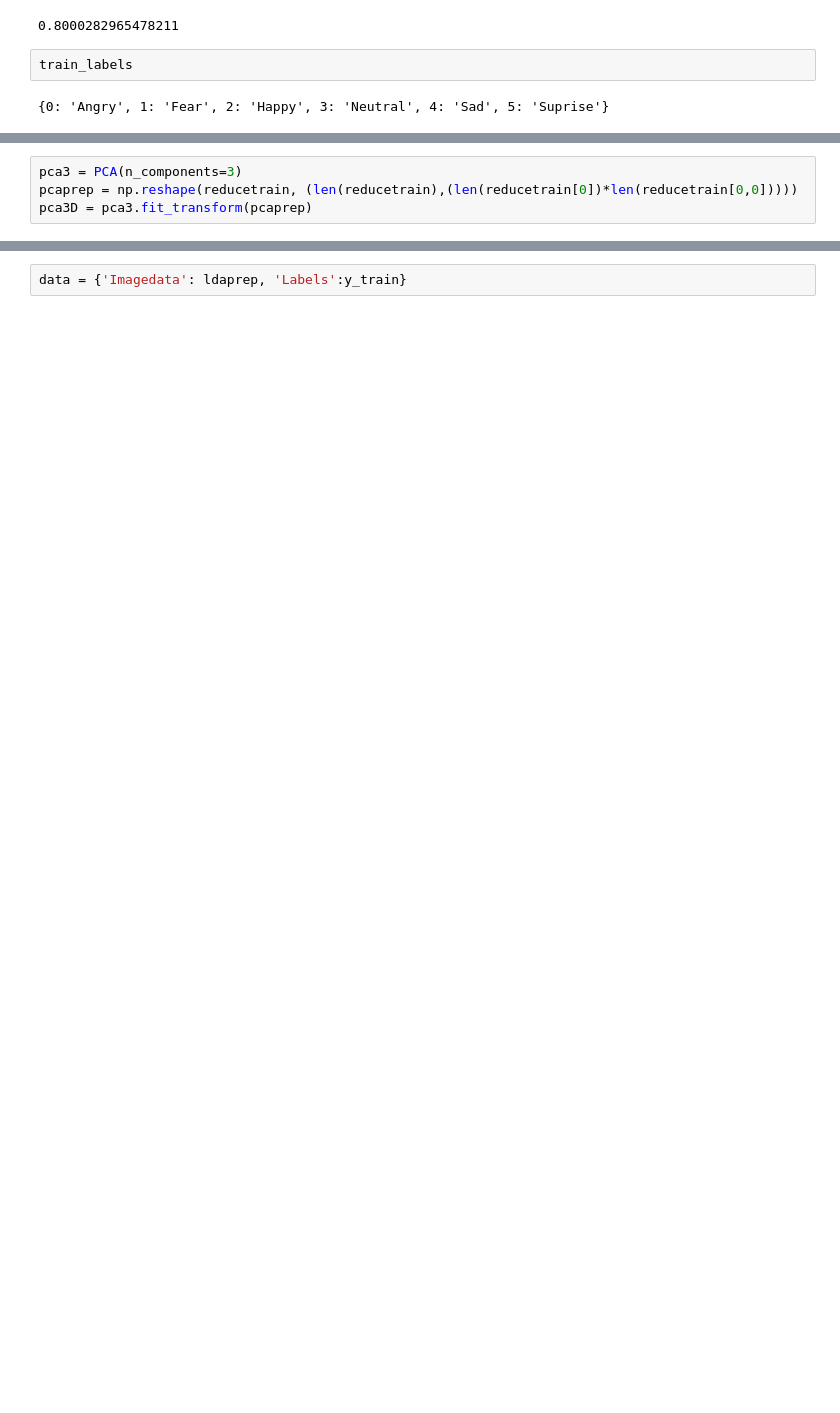
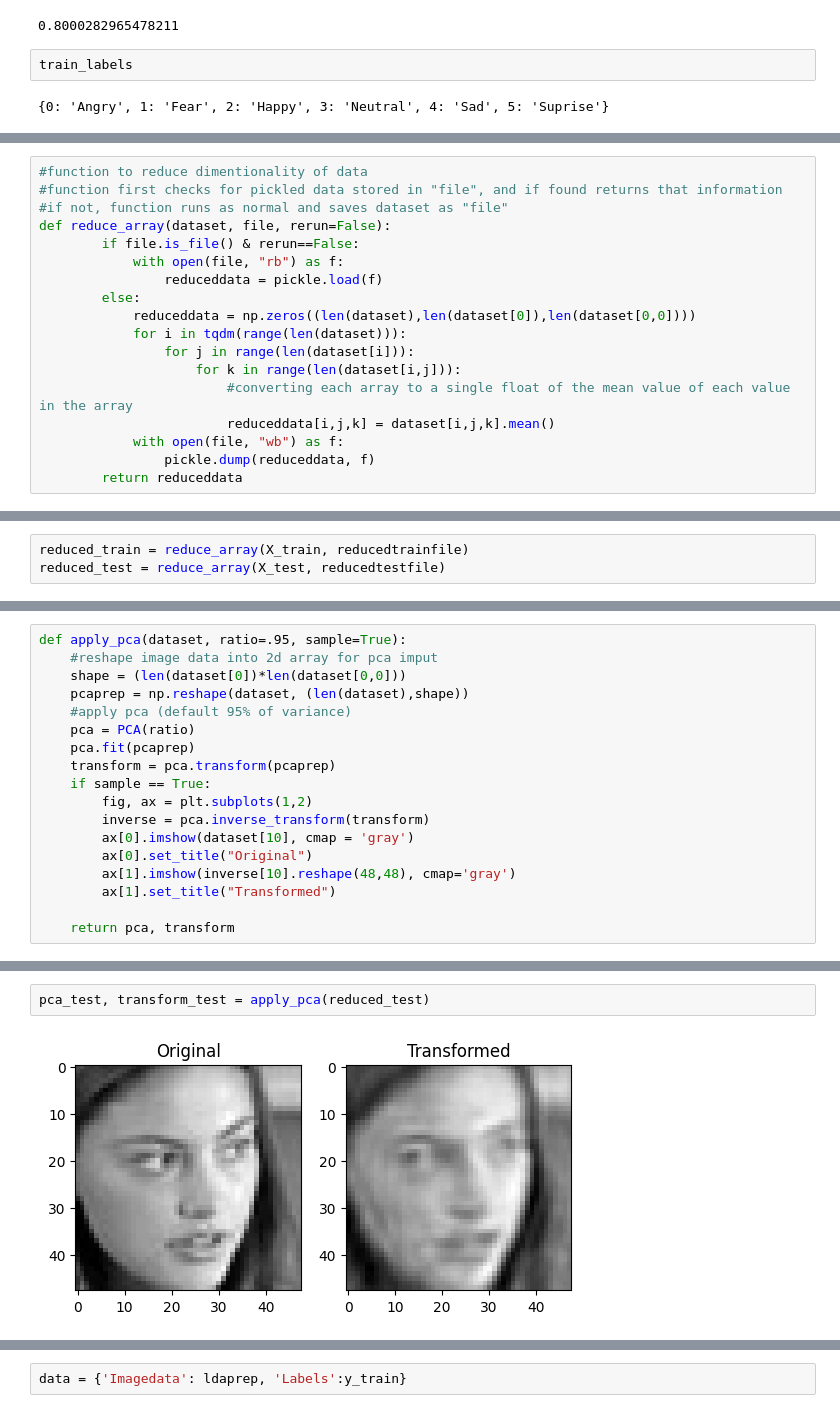
Before and after one commit to apatiras/cmse_831_final, a Jupyter notebook: facial_emotion_classification.ipynb, the cells around one changed output, grey strips where cells are left out. Drawn from its saved outputs; the diff is of its cells as text; blank space fills up the shorter version.

```diff
--- a/facial_emotion_classification.ipynb
+++ b/facial_emotion_classification.ipynb
@@ -248,4 +86,0 @@ plt.plot(x, y, label='y = 0.95')
-# %%
-pca3 = PCA(n_components=3)
-pcaprep = np.reshape(reducetrain, (len(reducetrain),(len(reducetrain[0])*len(reducetrain[0,0]))))
-pca3D = pca3.fit_transform(pcaprep)
@@ -262,0 +192,18 @@ IndexError: only integers, slices (`:`), ellipsis (`...`), numpy.newaxis (`None`
+# %%
+#function to reduce dimentionality of data
+#function first checks for pickled data stored in "file", and if found returns that information
+#if not, function runs as normal and saves dataset as "file"
+def reduce_array(dataset, file, rerun=False):
+        if file.is_file() & rerun==False:
+            with open(file, "rb") as f:
+                reduceddata = pickle.load(f)
+        else:
+            reduceddata = np.zeros((len(dataset),len(dataset[0]),len(dataset[0,0])))
+            for i in tqdm(range(len(dataset))):
+                for j in range(len(dataset[i])):
+                    for k in range(len(dataset[i,j])):
+                        #converting each array to a single float of the mean value of each value in the array
+                        reduceddata[i,j,k] = dataset[i,j,k].mean()
+            with open(file, "wb") as f:
+                pickle.dump(reduceddata, f)
+        return reduceddata
@@ -262,0 +212,3 @@ IndexError: only integers, slices (`:`), ellipsis (`...`), numpy.newaxis (`None`
+# %%
+reduced_train = reduce_array(X_train, reducedtrainfile)
+reduced_test = reduce_array(X_test, reducedtestfile)
@@ -262,0 +217,18 @@ IndexError: only integers, slices (`:`), ellipsis (`...`), numpy.newaxis (`None`
+# %%
+def apply_pca(dataset, ratio=.95, sample=True):
+    #reshape image data into 2d array for pca imput
+    shape = (len(dataset[0])*len(dataset[0,0]))
+    pcaprep = np.reshape(dataset, (len(dataset),shape))
+    #apply pca (default 95% of variance)
+    pca = PCA(ratio)
+    pca.fit(pcaprep)
+    transform = pca.transform(pcaprep)
+    if sample == True:
+        fig, ax = plt.subplots(1,2)
+        inverse = pca.inverse_transform(transform)
+        ax[0].imshow(dataset[10], cmap = 'gray')
+        ax[0].set_title("Original")
+        ax[1].imshow(inverse[10].reshape(48,48), cmap='gray')
+        ax[1].set_title("Transformed")
+
+    return pca, transform
@@ -262,0 +261,4 @@ IndexError: only integers, slices (`:`), ellipsis (`...`), numpy.newaxis (`None`
+# %%
+pca_test, transform_test = apply_pca(reduced_test)
+# %% [output]
+[figure, added]
```
Also changed, not shown: parts of 95 cells of this notebook.
